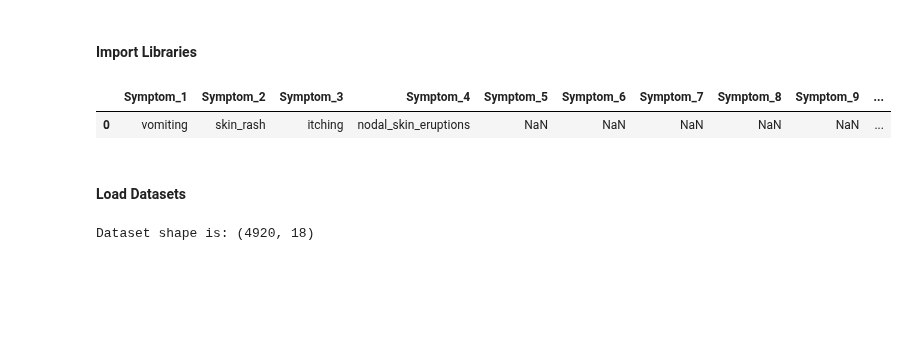
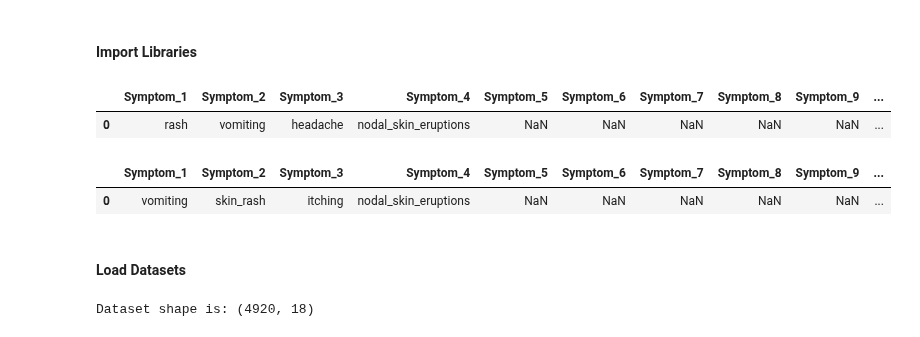
Before and after one commit to TheBlueZayn/Disease-Symptom-Prediction, a Jupyter notebook: sympt.ipynb, the cells around one changed output. Cells and saved outputs as stored; diff of their text form; code cells hidden in the pictures; blank space fills up the shorter version.

```diff
--- a/sympt.ipynb
+++ b/sympt.ipynb
@@ -12,9 +12,17 @@ from sklearn.metrics import precision_score, recall_score, f1_score
 """
 A function that takes in symptoms and creates a dataframe ready for prediction
 """
-def dataframe(symp):
-    dic= {"Symptom_1":symp}
-    df = pd.DataFrame(dic, index=)
+def dataframe(dic):
+    #dic= {"Symptom_1":symp}
+    df = pd.DataFrame(dic, index=[0])
+    return df
+# %%
+sympt = {"Symptom_1": "rash", "Symptom_2":" vomiting", "Symptom_3": "headache","Symptom_4" : "nodal_skin_eruptions","Symptom_5" : np.nan,"Symptom_6" : np.nan,"Symptom_7" : np.nan,"Symptom_8" : np.nan,"Symptom_9" : np.nan,"Symptom_10" : np.nan,"Symptom_11" : np.nan, "Symptom_12" : np.nan,"Symptom_13" : np.nan,"Symptom_14" : np.nan,"Symptom_15" : np.nan, "Symptom_16" : np.nan,"Symptom_17" : np.nan}
+# %%
+dataframe(sympt)
+# %% [output]
+|  | Symptom_1 | Symptom_2 | Symptom_3 | Symptom_4 | Symptom_5 | Symptom_6 | Symptom_7 | Symptom_8 | Symptom_9 | ... |
+| 0 | rash | vomiting | headache | nodal_skin_eruptions | NaN | NaN | NaN | NaN | NaN | ... |
 # %%
 symps = {"Symptom_1": "vomiting", "Symptom_2" : "skin_rash", "Symptom_3" : "itching","Symptom_4" : "nodal_skin_eruptions","Symptom_5" : np.nan,"Symptom_6" : np.nan,"Symptom_7" : np.nan,"Symptom_8" : np.nan,"Symptom_9" : np.nan,"Symptom_10" : np.nan,"Symptom_11" : np.nan, "Symptom_12" : np.nan,"Symptom_13" : np.nan,"Symptom_14" : np.nan,"Symptom_15" : np.nan, "Symptom_16" : np.nan,"Symptom_17" : np.nan,}
 # %%
```
Also changed, not shown: 1 other file.
